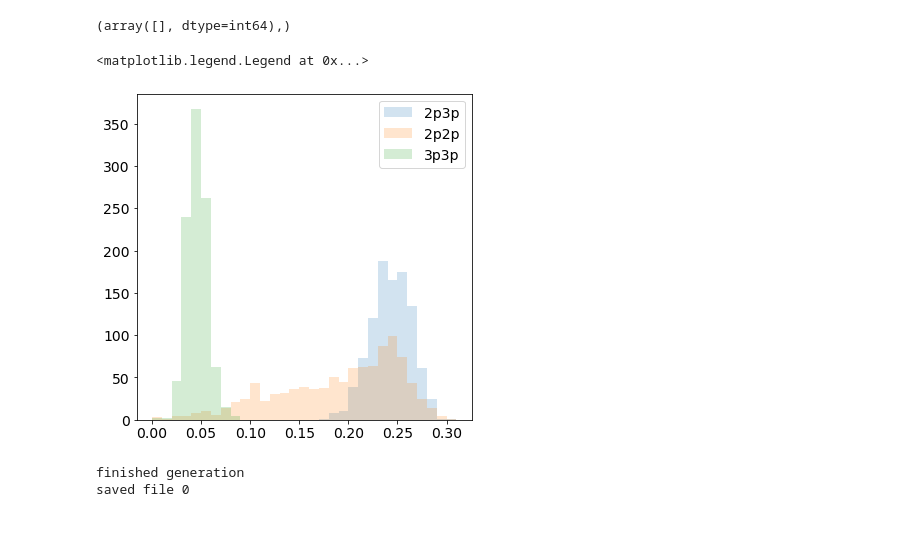
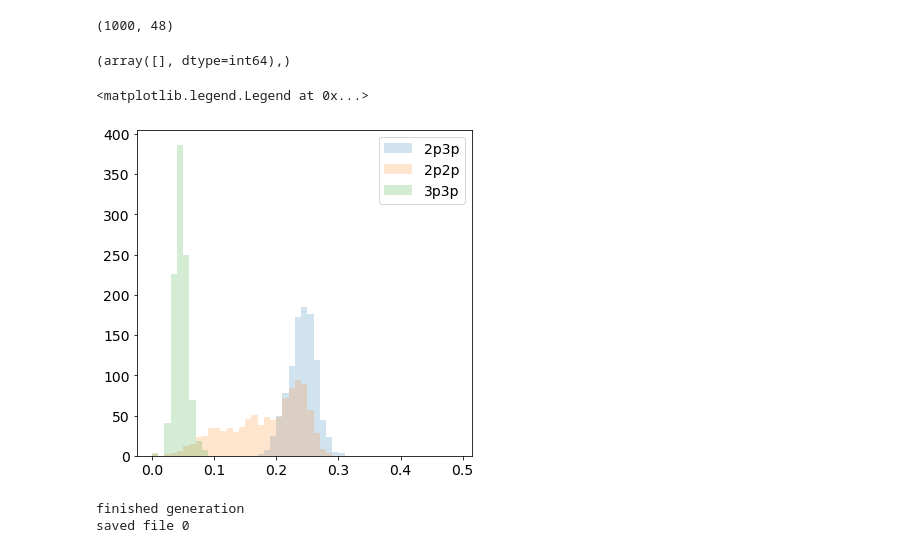
Before and after one commit to SangeonPark/ToyJetGenerator, a Jupyter notebook: data/JetData_Checks.ipynb, the cells around one changed output. Saved outputs shown, nothing was run; the diff lists cells and outputs as text; code cells hidden in the pictures.

```diff
--- a/data/JetData_Checks.ipynb
+++ b/data/JetData_Checks.ipynb
@@ -25,2 +25,4 @@ top_3p_8part = jet_data_generator("signal",0.00005, 3, 8, True,True, 4)
 # %%
 top_2p = top_2p_8part.generate_dataset(1000)
+# %%
+top_2p = top_2p.reshape(-1,16,3)
@@ -31,11 +64,15 @@ top_3p = top_3p_8part.generate_dataset(1000)
 #top_3p_prime = top_3p_8part.generate_dataset(10)
 # %%
 top_3p_prime = top_3p_8part.generate_dataset(1000)
+# %%
+top_3p.shape
+# %% [output]
+(1000, 48)
 # %%
-set_3p3p = JetDataset(False, None, top_3p,top_3p[np.random.permutation(1000)],8)
+set_3p3p = JetDataset(False, None, True, top_3p,top_3p[np.random.permutation(1000)],16)
 # %%
-set_2p2p = JetDataset(False, None, top_2p,top_2p[np.random.permutation(1000)],8)
+set_2p2p = JetDataset(False, None, True, top_2p,top_2p[np.random.permutation(1000)],16)
 # %%
-set_2p3p = JetDataset(False, None, top_2p,top_3p,8)
+set_2p3p = JetDataset(False, None, True, top_2p,top_3p,16)
 # %%
 loader = DataLoader(set_2p3p, batch_size=10000,shuffle=False,num_workers=4)
@@ -60,14 +97,14 @@ np.where(emd2==0)
 # %% [output]
 (array([], dtype=int64),)
 # %%
-plt.hist(emd, bins=np.arange(0,0.32,0.01),alpha=0.2, label='2p3p');
-plt.hist(emd2, bins=np.arange(0,0.32,0.01),alpha=0.2, label='2p2p');
-plt.hist(emd3, bins=np.arange(0,0.32,0.01),alpha=0.2, label='3p3p');
+plt.hist(emd, bins=np.arange(0,0.5,0.01),alpha=0.2, label='2p3p');
+plt.hist(emd2, bins=np.arange(0,0.5,0.01),alpha=0.2, label='2p2p');
+plt.hist(emd3, bins=np.arange(0,0.5,0.01),alpha=0.2, label='3p3p');
 plt.legend()
 #plt.savefig('../figures/EMD_Top_normalized')
 # %% [output]
 <matplotlib.legend.Legend at 0x...>
-[figure, old version]
+[figure, new version]
 # %%
 for i in tqdm(range(0,120)):
     data_top_5p_8part = top_5p_8part.generate_dataset(100000)
```
Also changed, not shown: parts of 11 cells of this notebook, 22 other files.
